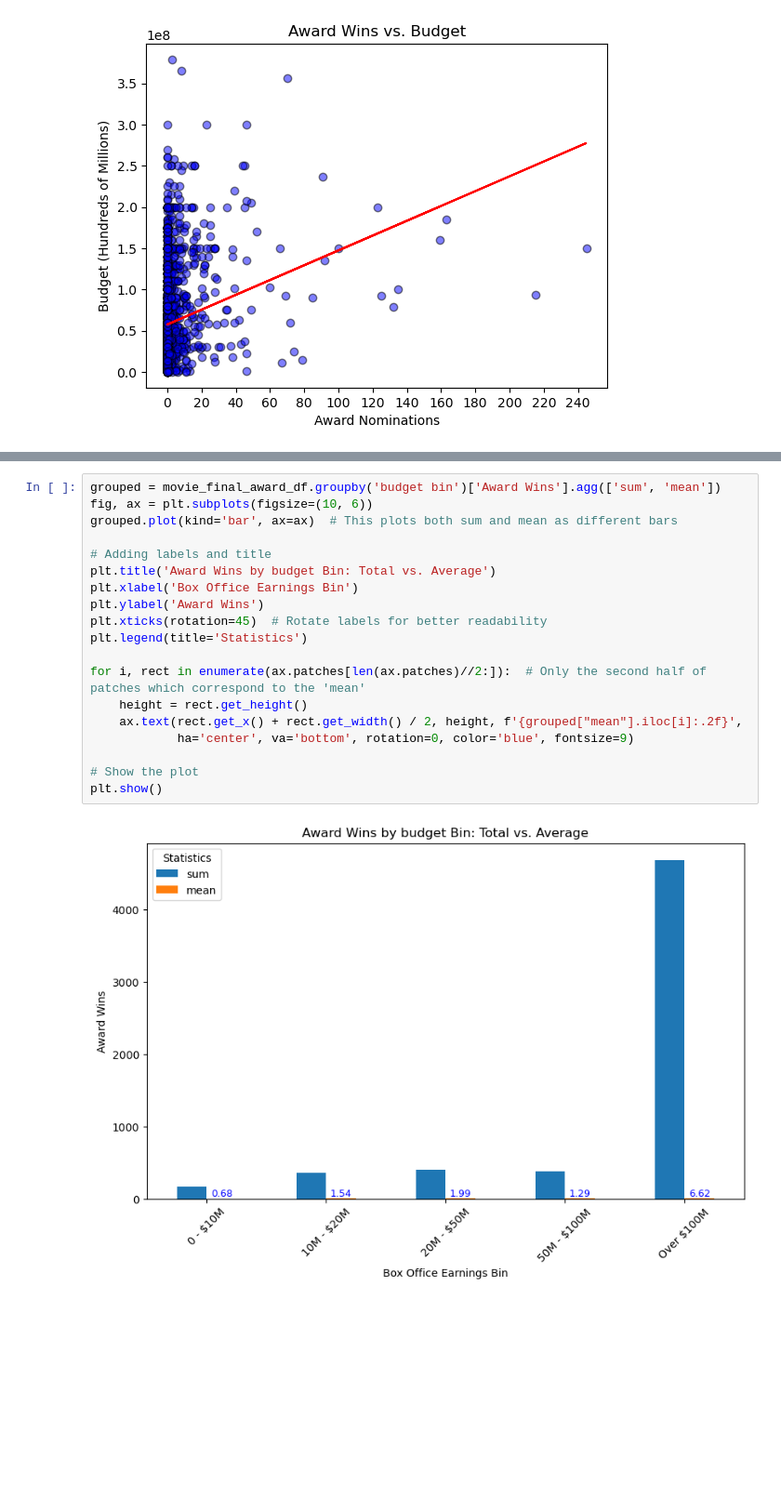
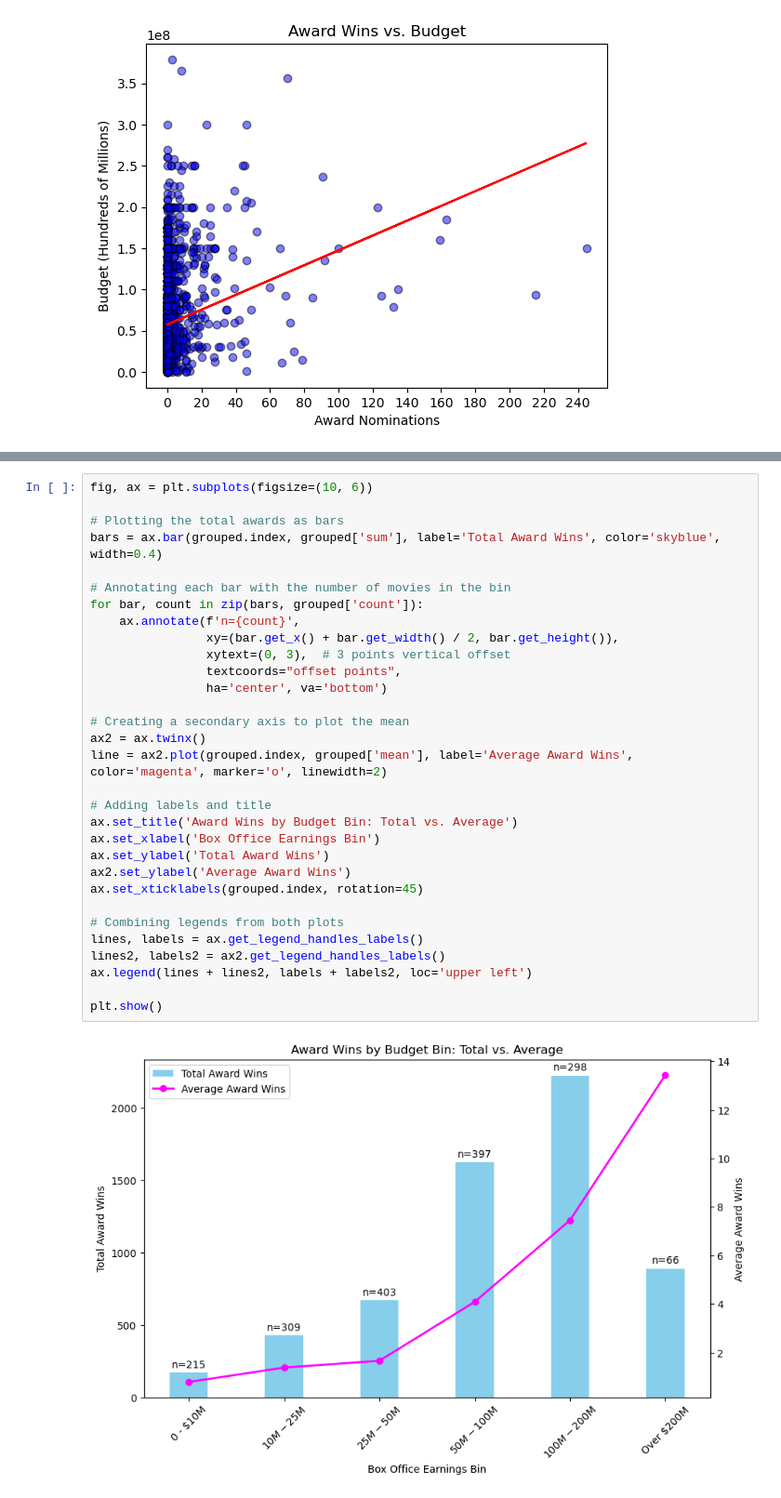
Before and after one commit to jvwastaken/Blockbuster-Breakdown, a Jupyter notebook: sloucel_analysis/final_sl_awards_analysis.ipynb, the cells around one changed output, grey strips where cells are left out. Shown at 93% size. Drawn from its saved outputs; the diff is of its cells as text; blank space fills up the shorter version.

```diff
--- a/sloucel_analysis/final_sl_awards_analysis.ipynb
+++ b/sloucel_analysis/final_sl_awards_analysis.ipynb
@@ -255,24 +230,36 @@ movie_final_award_df['budget bin'] = pd.cut(movie_final_award_df['budget'], bins
-# %%
-grouped = movie_final_award_df.groupby('budget bin')['Award Wins'].agg(['sum', 'mean'])
-fig, ax = plt.subplots(figsize=(10, 6))
-grouped.plot(kind='bar', ax=ax)  # This plots both sum and mean as different bars
-
-# Adding labels and title
-plt.title('Award Wins by budget Bin: Total vs. Average')
-plt.xlabel('Box Office Earnings Bin')
-plt.ylabel('Award Wins')
-plt.xticks(rotation=45)  # Rotate labels for better readability
-plt.legend(title='Statistics')
-
-for i, rect in enumerate(ax.patches[len(ax.patches)//2:]):  # Only the second half of patches which correspond to the 'mean'
-    height = rect.get_height()
-    ax.text(rect.get_x() + rect.get_width() / 2, height, f'{grouped["mean"].iloc[i]:.2f}',
-            ha='center', va='bottom', rotation=0, color='blue', fontsize=9)
-
-# Show the plot
-plt.show()
-# %% [output]
-[figure, removed]
+# %%
+fig, ax = plt.subplots(figsize=(10, 6))
+
+# Plotting the total awards as bars
+bars = ax.bar(grouped.index, grouped['sum'], label='Total Award Wins', color='skyblue', width=0.4)
+
+# Annotating each bar with the number of movies in the bin
+for bar, count in zip(bars, grouped['count']):
+    ax.annotate(f'n={count}',
+                xy=(bar.get_x() + bar.get_width() / 2, bar.get_height()),
+                xytext=(0, 3),  # 3 points vertical offset
+                textcoords="offset points",
+                ha='center', va='bottom')
+
+# Creating a secondary axis to plot the mean
+ax2 = ax.twinx()
+line = ax2.plot(grouped.index, grouped['mean'], label='Average Award Wins', color='magenta', marker='o', linewidth=2)
+
+# Adding labels and title
+ax.set_title('Award Wins by Budget Bin: Total vs. Average')
+ax.set_xlabel('Box Office Earnings Bin')
+ax.set_ylabel('Total Award Wins')
+ax2.set_ylabel('Average Award Wins')
+ax.set_xticklabels(grouped.index, rotation=45)
+
+# Combining legends from both plots
+lines, labels = ax.get_legend_handles_labels()
+lines2, labels2 = ax2.get_legend_handles_labels()
+ax.legend(lines + lines2, labels + labels2, loc='upper left')
+
+plt.show()
+# %% [output]
+[figure, added]
 # %%
 # Group by 'budget bin' and calculate mean for each score
 mean_scores = movie_final_award_df.groupby('budget bin').agg({
```
Also changed, not shown: parts of 15 cells of this notebook.
